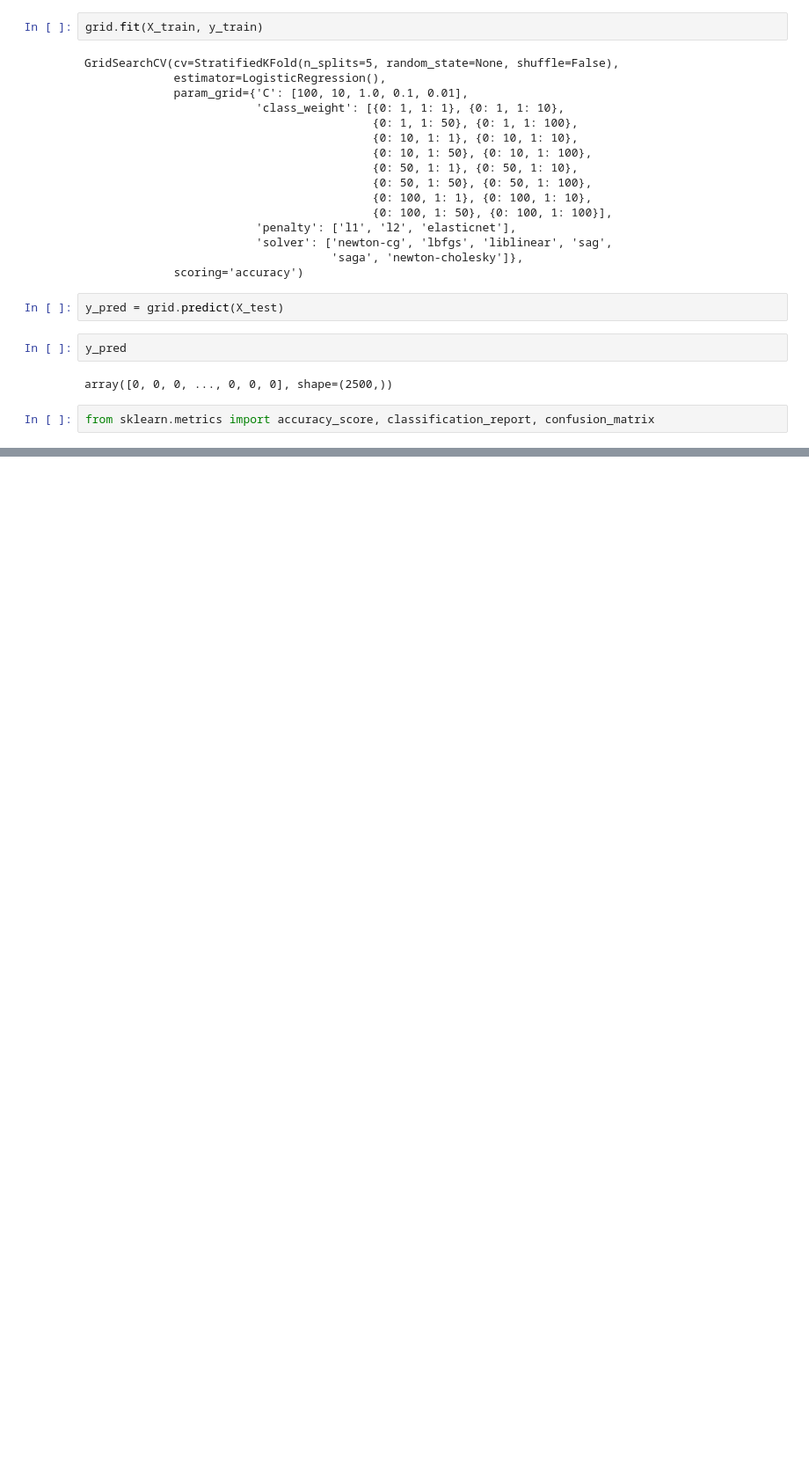
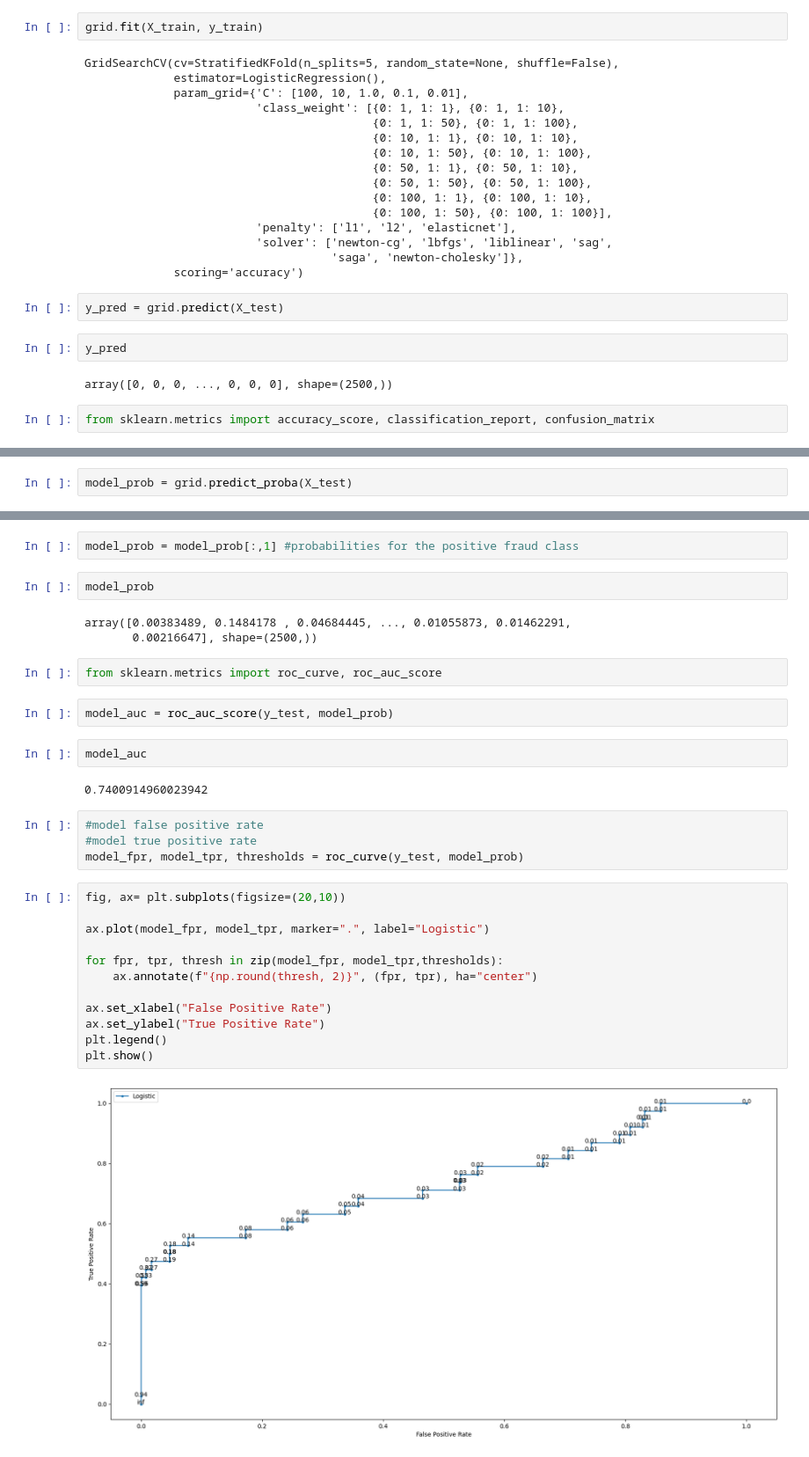
Before and after one commit to emreokanbaskaya1/2-Machine_learning_code, a Jupyter notebook: 8-LogisticRegressionAdvanced.ipynb, the cells around one changed output, grey strips where cells are left out. Shown at 88% size. Cells and saved outputs as stored; diff of their text form; blank space fills up the shorter version.

```diff
--- a/8-LogisticRegressionAdvanced.ipynb
+++ b/8-LogisticRegressionAdvanced.ipynb
@@ -139,0 +154,2 @@ grid.best_params_
+# %%
+model_prob = grid.predict_proba(X_test)
@@ -139,0 +166,33 @@ grid.best_params_
+# %%
+model_prob = model_prob[:,1] #probabilities for the positive fraud class
+# %%
+model_prob
+# %% [output]
+array([0.00383489, 0.1484178 , 0.04684445, ..., 0.01055873, 0.01462291,
+       0.00216647], shape=(2500,))
+# %%
+from sklearn.metrics import roc_curve, roc_auc_score
+# %%
+model_auc = roc_auc_score(y_test, model_prob)
+# %%
+model_auc
+# %% [output]
+0.7400914960023942
+# %%
+#model false positive rate
+#model true positive rate
+model_fpr, model_tpr, thresholds = roc_curve(y_test, model_prob)
+# %%
+fig, ax= plt.subplots(figsize=(20,10))
+
+ax.plot(model_fpr, model_tpr, marker=".", label="Logistic")
+
+for fpr, tpr, thresh in zip(model_fpr, model_tpr,thresholds):
+    ax.annotate(f"{np.round(thresh, 2)}", (fpr, tpr), ha="center")
+
+ax.set_xlabel("False Positive Rate")
+ax.set_ylabel("True Positive Rate")
+plt.legend()
+plt.show()
+# %% [output]
+[figure, added]
```
Also changed, not shown: parts of 7 cells of this notebook.
